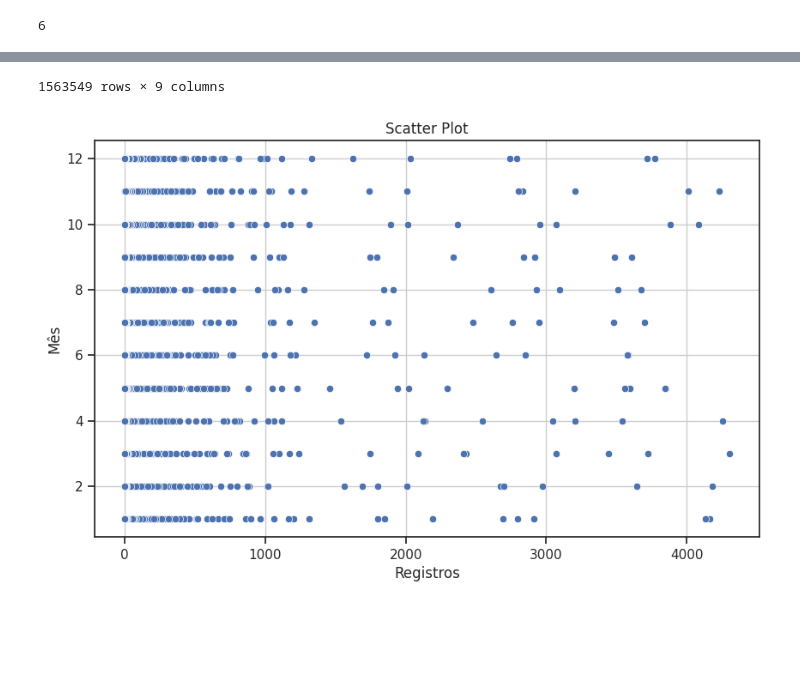
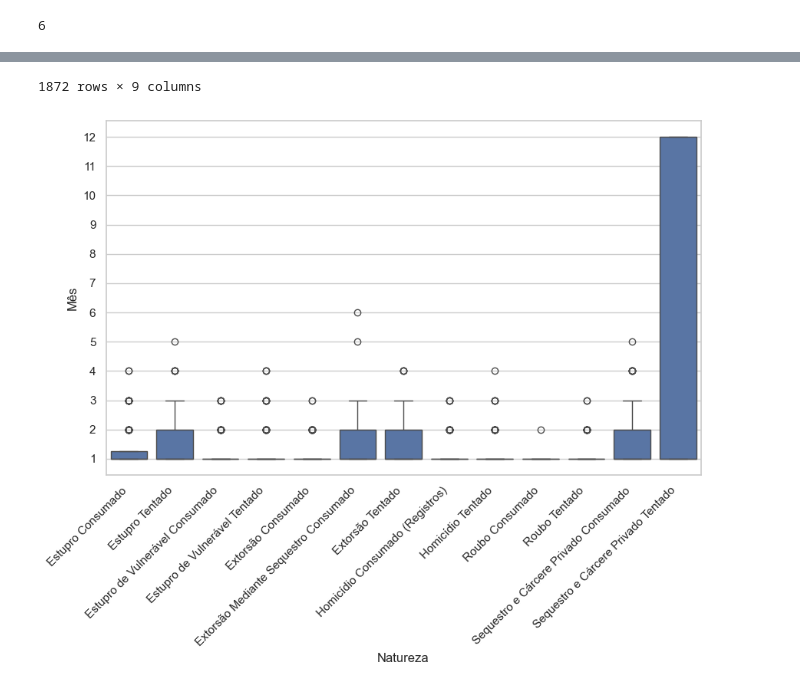
Before and after one commit to olzmooraes/PAC, a Jupyter notebook: pac-4.ipynb, the cells around one changed output, grey strips where cells are left out. Saved outputs shown, nothing was run; the diff lists cells and outputs as text; code cells hidden in the pictures; blank space fills up the shorter version.

```diff
--- a/pac-4.ipynb
+++ b/pac-4.ipynb
@@ -351,14 +351,16 @@ display(crimes_muriae)
 # Se quiser remover a coluna 'RMBH', você pode usar drop como você fez antes
 # %%
 
-soma_por_natureza = dadosBrutos.groupby(['Natureza', 'Município','Ano','Mês']).sum().reset_index()
-soma_por_natureza_ordenado = soma_por_natureza.sort_values(by='Ano', ascending=True)
+soma_por_natureza = dadosBrutos.groupby(['Natureza', 'Ano','Registros','Município']).count().reset_index()
+soma_por_natureza_12_meses = soma_por_natureza.groupby(['Natureza', 'Ano']).tail(12)
+soma_por_natureza_ordenado = soma_por_natureza_12_meses.sort_values(by=['Natureza', 'Ano', 'Mês'], ascending=[True, True, True])
 display(soma_por_natureza_ordenado)
+# Exibe o resultado
 plt.figure(figsize=(10, 6))
-sns.scatterplot(x='Registros', y='Mês', data=soma_por_natureza_ordenado, alpha=1)
-plt.title('Scatter Plot')
-plt.xlabel('Registros')
-plt.ylabel('Mês')
-plt.grid(True)
+
+sns.boxplot(x='Natureza', y='Mês', data=soma_por_natureza_ordenado)
+plt.xticks(rotation=45, ha='right')
+plt.yticks(range(1, 13))
+
 plt.show()
 # %% [output]
@@ -377,2 +379,2 @@ plt.show()
-1563549 rows × 9 columns
+1872 rows × 9 columns
-[figure, old version]
+[figure, new version]
```
Also changed, not shown: parts of 3 cells of this notebook.
